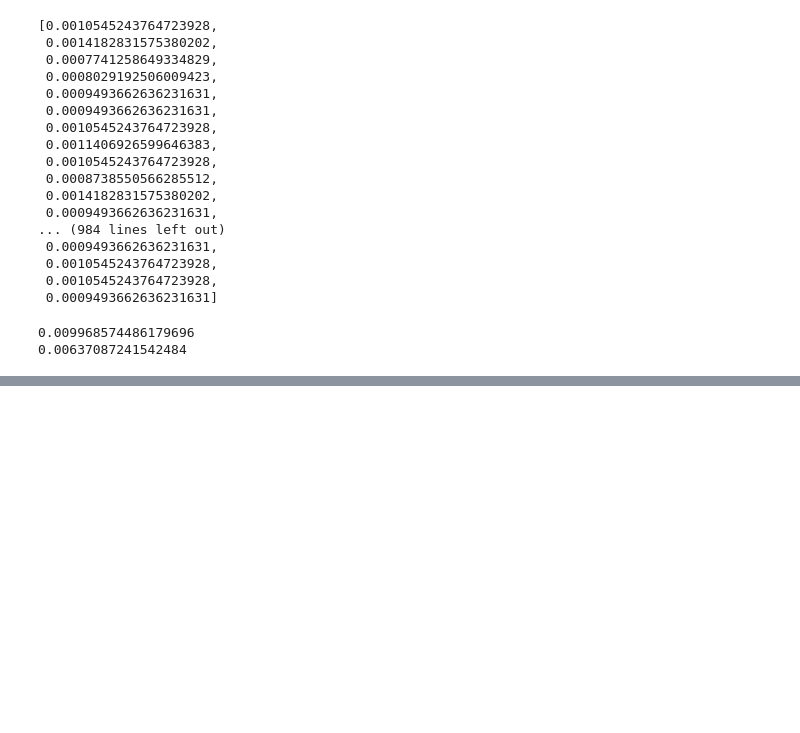
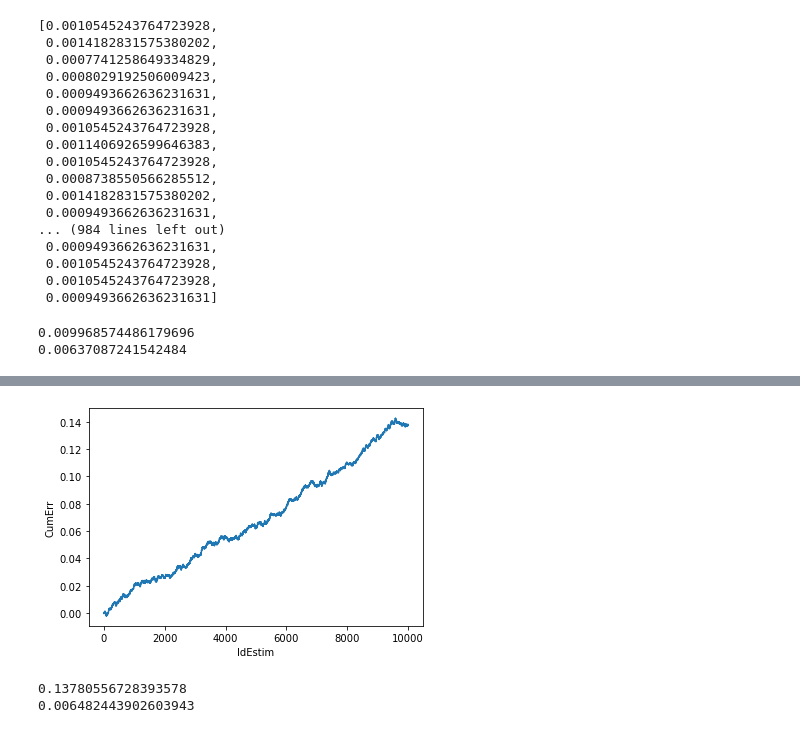
Before and after one commit to Koichi-Miyamoto/QAEErrorVsNShotNGrover, a Jupyter notebook: IQAEBinom_ManyEstimSum_ConfIntBeta_SmallPTrue.ipynb, the cells around one changed output, grey strips where cells are left out. Drawn from its saved outputs; the diff is of its cells as text; code cells hidden in the pictures; blank space fills up the shorter version.

```diff
--- a/IQAEBinom_ManyEstimSum_ConfIntBeta_SmallPTrue.ipynb
+++ b/IQAEBinom_ManyEstimSum_ConfIntBeta_SmallPTrue.ipynb
@@ -195,0 +207,15 @@ print(np.sqrt(np.var(errors_pTrue0001) * nEstim))
+# %%
+plt.xlabel('IdEstim')
+plt.ylabel('CumErr')
+ax = plt.gca()
+plt.plot(np.arange(10000), np.array(errors_pTrue0001).cumsum())
+plt.show()
+# %% [output]
+[figure, added]
+# %%
+errors_pTrue0001 = [r["Estimate"] - 0.001 for r in results_pTrue0001]
+print(np.sum(errors_pTrue0001))
+print(np.sqrt(np.var(errors_pTrue0001) * nEstim))
+# %% [output]
+0.13780556728393578
+0.006482443902603943
```
Also changed, not shown: parts of 1 cell of this notebook.
